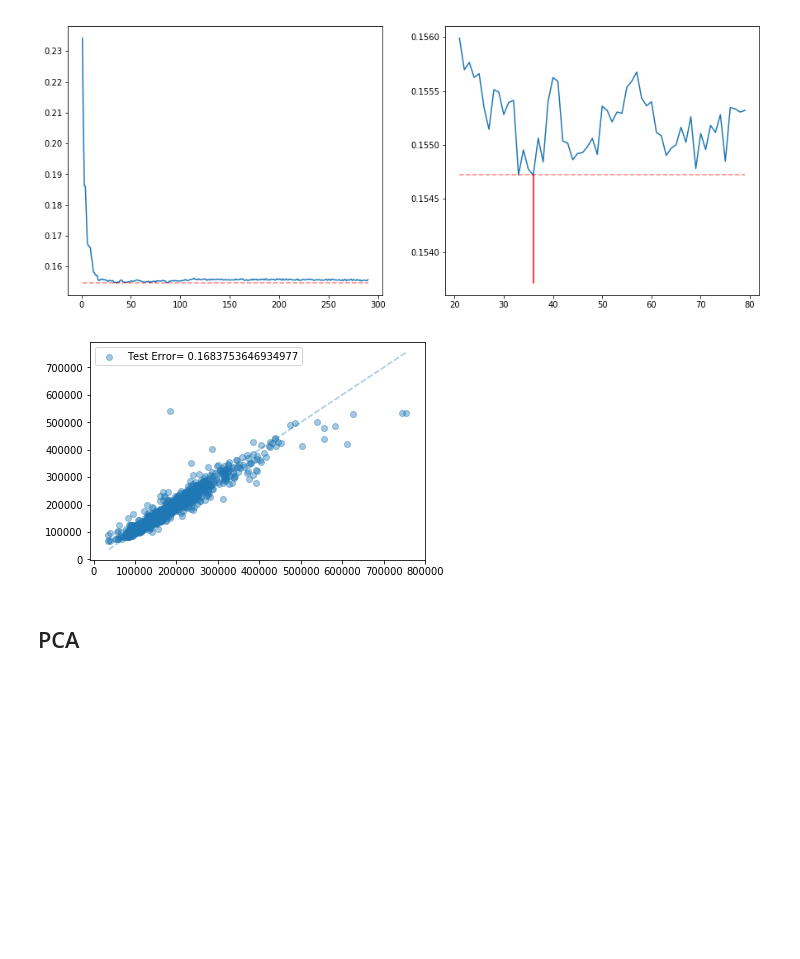
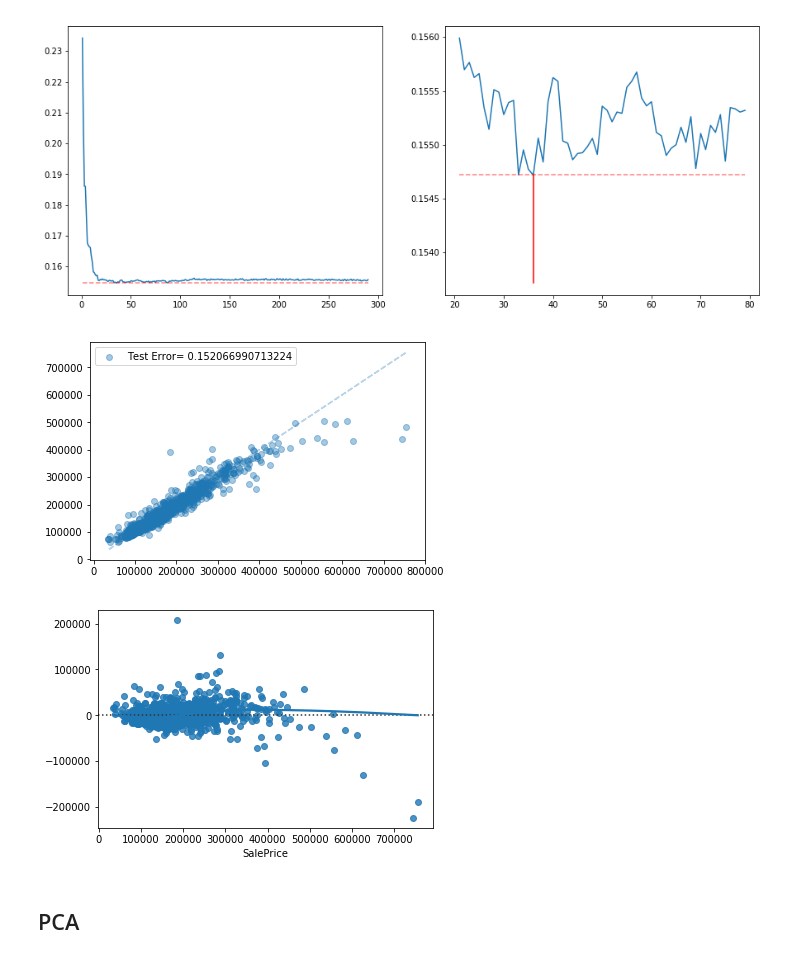
Before and after one commit to Gadiben/AML2018, a Jupyter notebook: Notebooks/challenges/Scikitlearn_Tree.ipynb, the cells around one changed output. Drawn from its saved outputs; the diff is of its cells as text; code cells hidden in the pictures; blank space fills up the shorter version.

```diff
--- a/Notebooks/challenges/Scikitlearn_Tree.ipynb
+++ b/Notebooks/challenges/Scikitlearn_Tree.ipynb
@@ -118,7 +116,7 @@ def encodeCategoricalFeatures(Data,labelEncode=True,oneHotEncode=False):
         return pd.concat(data_frames,axis=1)
 
 #pdAllData.head()
-pdAllData = encodeCategoricalFeatures(pdAllData_Categ,labelEncode=False,oneHotEncode=True)
+pdAllData = encodeCategoricalFeatures(pdAllData_Categ,labelEncode=True,oneHotEncode=False)
 X = pdAllData.drop(['Id','SalePrice'],axis=1)
 Y = pdAllData.SalePrice
 
@@ -250,12 +248,17 @@ selected_features = np.array(kept_columnValues)[sort_index_forest_desc[:np.argmi
 X_scaled_trimmed = X_scaled[selected_features]
 test_error,train_error,regressor = regressionTrees(X=X_scaled_trimmed,Y=Y,depth=100,min_samples_leaf=5,test_size=0.25,singleTree=False,forest=True,extraTrees=False,nb_estimator=20)
 # %%
+import seaborn as sns
 plt.plot(Y,Y,'--',alpha=0.3,label="")
 plt.scatter(Y,regressor.predict(X_scaled_trimmed),alpha=0.4,label="Test Error= "+str(test_error))
 plt.legend()
 plt.show()
+plt.figure()
+sns.residplot(Y,regressor.predict(X_scaled_trimmed),lowess=True)
+plt.show()
 # %% [output]
-[figure, old version]
+[figure, new version]
+[figure, added]
 # %% [markdown]
 ## PCA
 # %%
```
Also changed, not shown: parts of 3 cells of this notebook, 2 other files.
